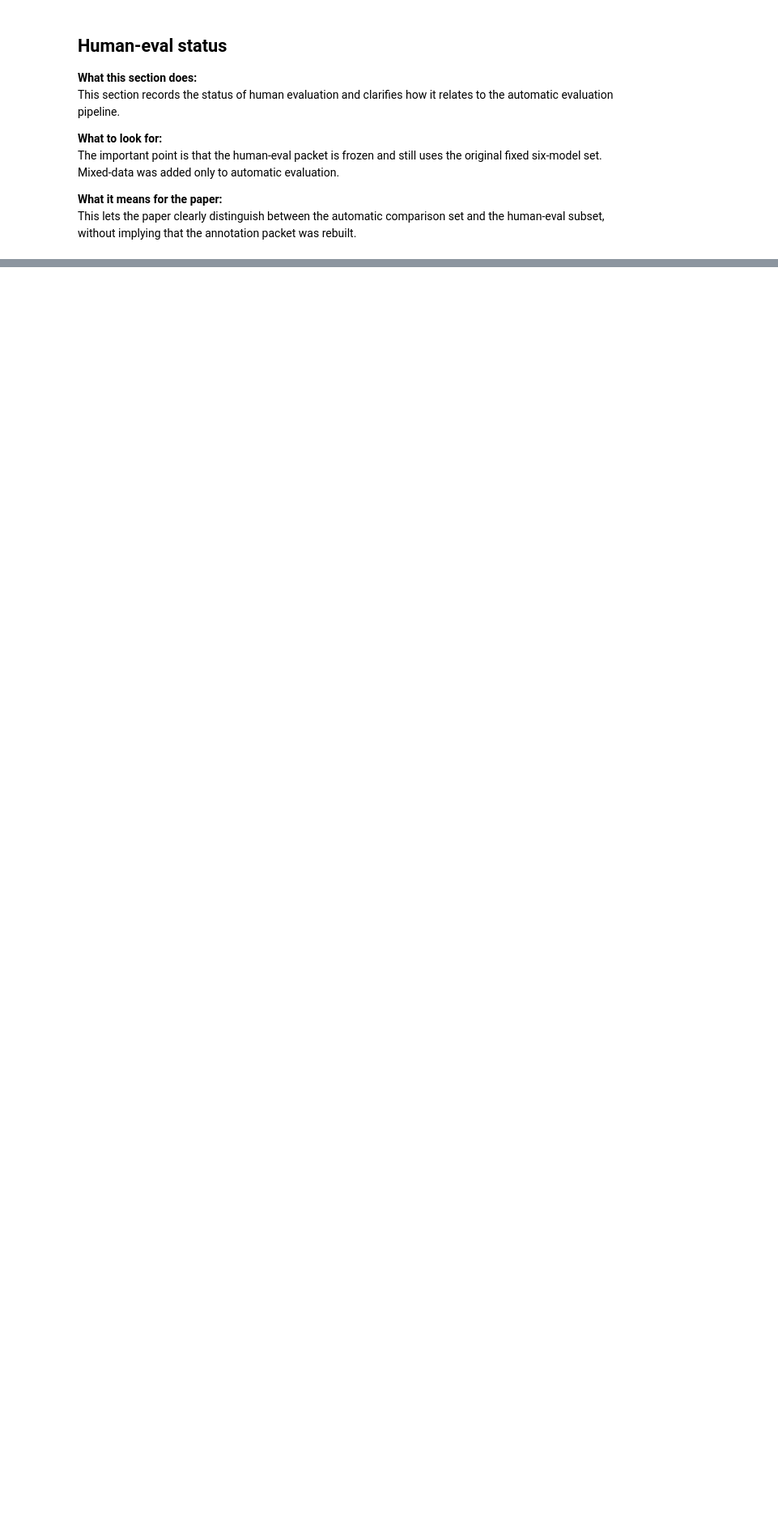
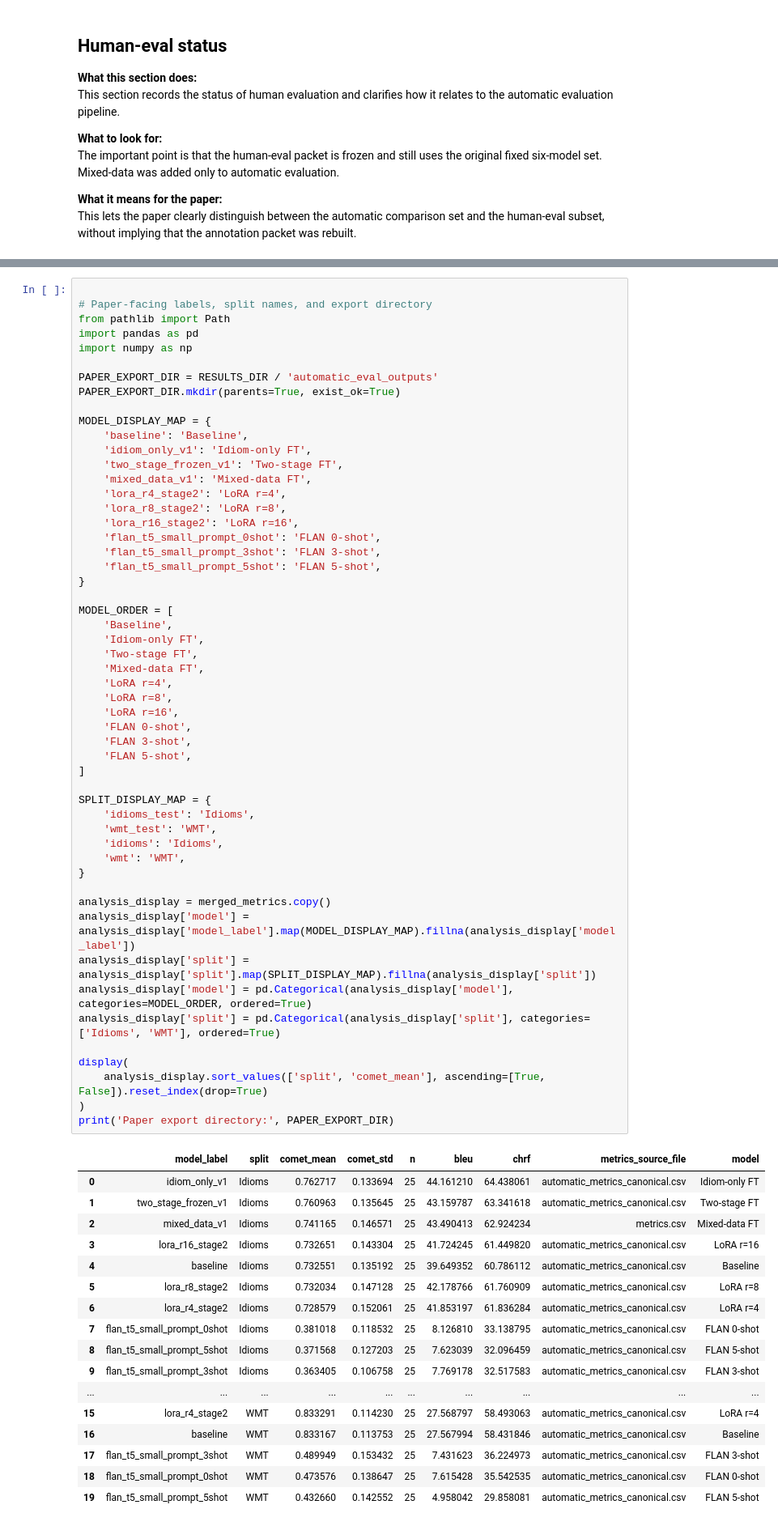
Before and after one commit to auntiepersilla/Idiom_Aware_MT_Finetuning_EN-DE, a Jupyter notebook: notebooks/11_analysis_comet_pipeline.ipynb, the cells around one changed output, grey strips where cells are left out. Shown at 81% size. Drawn from its saved outputs; the diff is of its cells as text; blank space fills up the shorter version.

```diff
--- a/notebooks/11_analysis_comet_pipeline.ipynb
+++ b/notebooks/11_analysis_comet_pipeline.ipynb
@@ -1227,0 +1232,71 @@ This lets the paper clearly distinguish between the automatic comparison set and
+# %%
+
+# Paper-facing labels, split names, and export directory
+from pathlib import Path
+import pandas as pd
+import numpy as np
+
+PAPER_EXPORT_DIR = RESULTS_DIR / 'automatic_eval_outputs'
+PAPER_EXPORT_DIR.mkdir(parents=True, exist_ok=True)
+
+MODEL_DISPLAY_MAP = {
+    'baseline': 'Baseline',
+    'idiom_only_v1': 'Idiom-only FT',
+    'two_stage_frozen_v1': 'Two-stage FT',
+    'mixed_data_v1': 'Mixed-data FT',
+    'lora_r4_stage2': 'LoRA r=4',
+    'lora_r8_stage2': 'LoRA r=8',
+    'lora_r16_stage2': 'LoRA r=16',
+    'flan_t5_small_prompt_0shot': 'FLAN 0-shot',
+    'flan_t5_small_prompt_3shot': 'FLAN 3-shot',
+    'flan_t5_small_prompt_5shot': 'FLAN 5-shot',
+}
+
+MODEL_ORDER = [
+    'Baseline',
+    'Idiom-only FT',
+    'Two-stage FT',
+    'Mixed-data FT',
+    'LoRA r=4',
+    'LoRA r=8',
+    'LoRA r=16',
+    'FLAN 0-shot',
+    'FLAN 3-shot',
+    'FLAN 5-shot',
+]
+
+SPLIT_DISPLAY_MAP = {
+    'idioms_test': 'Idioms',
+    'wmt_test': 'WMT',
+    'idioms': 'Idioms',
+    'wmt': 'WMT',
+}
+
+analysis_display = merged_metrics.copy()
+analysis_display['model'] = analysis_display['model_label'].map(MODEL_DISPLAY_MAP).fillna(analysis_display['model_label'])
+analysis_display['split'] = analysis_display['split'].map(SPLIT_DISPLAY_MAP).fillna(analysis_display['split'])
+analysis_display['model'] = pd.Categorical(analysis_display['model'], categories=MODEL_ORDER, ordered=True)
+analysis_display['split'] = pd.Categorical(analysis_display['split'], categories=['Idioms', 'WMT'], ordered=True)
+
+display(
+    analysis_display.sort_values(['split', 'comet_mean'], ascending=[True, False]).reset_index(drop=True)
+)
+print('Paper export directory:', PAPER_EXPORT_DIR)
+# %% [output]
+|  | model_label | split | comet_mean | comet_std | n | bleu | chrf | metrics_source_file | model |
+| 0 | idiom_only_v1 | Idioms | 0.762717 | 0.133694 | 25 | 44.161210 | 64.438061 | automatic_metrics_canonical.csv | Idiom-only FT |
+| 1 | two_stage_frozen_v1 | Idioms | 0.760963 | 0.135645 | 25 | 43.159787 | 63.341618 | automatic_metrics_canonical.csv | Two-stage FT |
+| 2 | mixed_data_v1 | Idioms | 0.741165 | 0.146571 | 25 | 43.490413 | 62.924234 | metrics.csv | Mixed-data FT |
+| 3 | lora_r16_stage2 | Idioms | 0.732651 | 0.143304 | 25 | 41.724245 | 61.449820 | automatic_metrics_canonical.csv | LoRA r=16 |
+| 4 | baseline | Idioms | 0.732551 | 0.135192 | 25 | 39.649352 | 60.786112 | automatic_metrics_canonical.csv | Baseline |
+| 5 | lora_r8_stage2 | Idioms | 0.732034 | 0.147128 | 25 | 42.178766 | 61.760909 | automatic_metrics_canonical.csv | LoRA r=8 |
+| 6 | lora_r4_stage2 | Idioms | 0.728579 | 0.152061 | 25 | 41.853197 | 61.836284 | automatic_metrics_canonical.csv | LoRA r=4 |
+| 7 | flan_t5_small_prompt_0shot | Idioms | 0.381018 | 0.118532 | 25 | 8.126810 | 33.138795 | automatic_metrics_canonical.csv | FLAN 0-shot |
+| 8 | flan_t5_small_prompt_5shot | Idioms | 0.371568 | 0.127203 | 25 | 7.623039 | 32.096459 | automatic_metrics_canonical.csv | FLAN 5-shot |
+| 9 | flan_t5_small_prompt_3shot | Idioms | 0.363405 | 0.106758 | 25 | 7.769178 | 32.517583 | automatic_metrics_canonical.csv | FLAN 3-shot |
+| ... | ... | ... | ... | ... | ... | ... | ... | ... | ... |
+| 15 | lora_r4_stage2 | WMT | 0.833291 | 0.114230 | 25 | 27.568797 | 58.493063 | automatic_metrics_canonical.csv | LoRA r=4 |
+| 16 | baseline | WMT | 0.833167 | 0.113753 | 25 | 27.567994 | 58.431846 | automatic_metrics_canonical.csv | Baseline |
+| 17 | flan_t5_small_prompt_3shot | WMT | 0.489949 | 0.153432 | 25 | 7.431623 | 36.224973 | automatic_metrics_canonical.csv | FLAN 3-shot |
+| 18 | flan_t5_small_prompt_0shot | WMT | 0.473576 | 0.138647 | 25 | 7.615428 | 35.542535 | automatic_metrics_canonical.csv | FLAN 0-shot |
+| 19 | flan_t5_small_prompt_5shot | WMT | 0.432660 | 0.142552 | 25 | 4.958042 | 29.858081 | automatic_metrics_canonical.csv | FLAN 5-shot |
```
Also changed, not shown: parts of 12 cells of this notebook.
